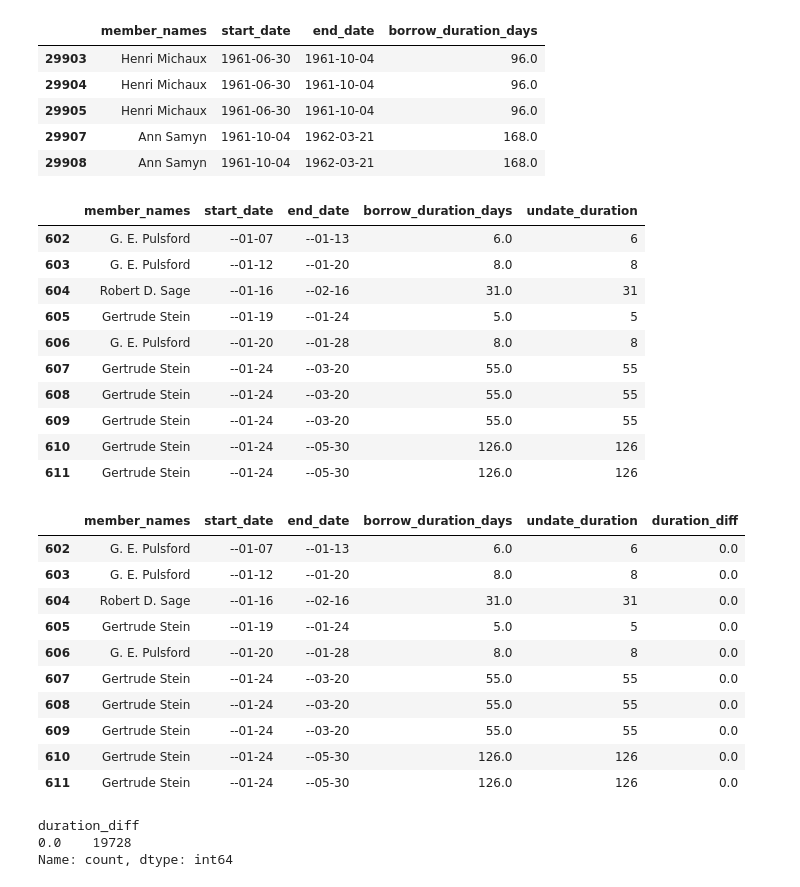
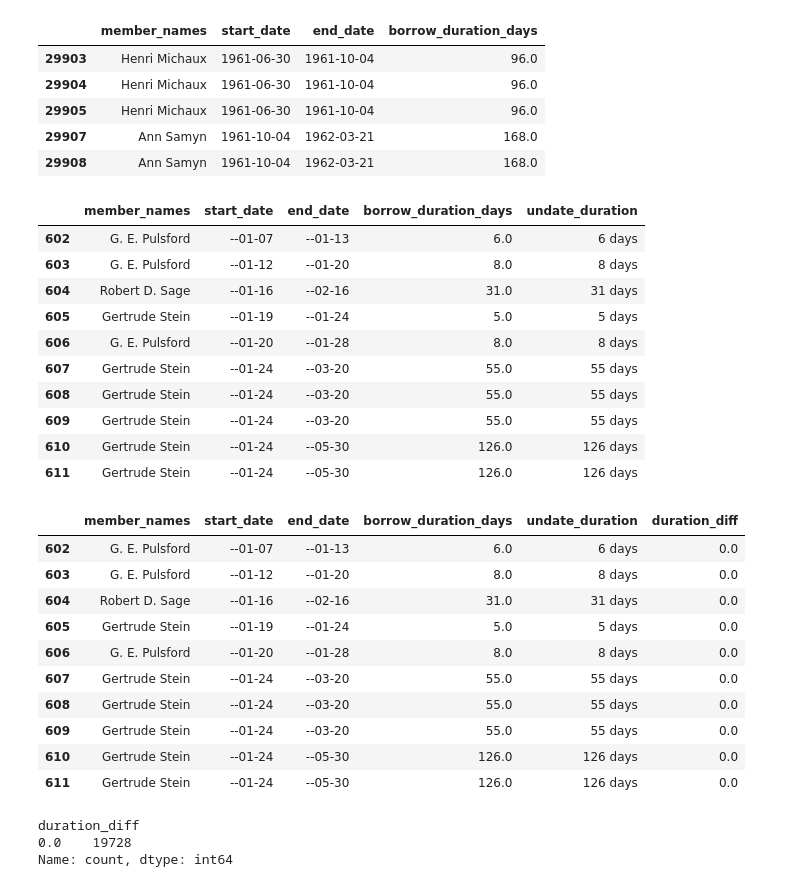
Before and after one commit to dh-tech/undate-python, a Jupyter notebook: examples/notebooks/shxco_partial_date_durations.ipynb, the cells around one changed output. Drawn from its saved outputs; the diff is of its cells as text; code cells hidden in the pictures.

```diff
--- a/examples/notebooks/shxco_partial_date_durations.ipynb
+++ b/examples/notebooks/shxco_partial_date_durations.ipynb
@@ -39,4 +39,5 @@ Define a method to initialize an `UndateInterval` from start and end date string
 # %%
+from undate.date import ONE_DAY
 from undate.undate import UndateInterval
 from undate.dateformat.iso8601 import ISO8601DateFormat
 
@@ -48,9 +49,8 @@ def undate_duration(start_date, end_date):
   interval = UndateInterval(earliest=unstart, latest=unend)
 
   # subtract one here for simplicity of comparison,
-  # to reconcile difference between how duration logic
-
-  return interval.duration().days - 1
+  # to reconcile differences between duration logic
+  return interval.duration() - ONE_DAY
 # %% [markdown]
 ## Compare subscription event durations
 
@@ -294,32 +293,32 @@ borrow_duration["undate_duration"] = borrow_duration.apply(lambda row: undate_du
 borrow_duration.head(10)
 # %% [output]
 |  | member_names | start_date | end_date | borrow_duration_days | undate_duration |
-| 602 | G. E. Pulsford | --01-07 | --01-13 | 6.0 | 6 |
-| 603 | G. E. Pulsford | --01-12 | --01-20 | 8.0 | 8 |
-| 604 | Robert D. Sage | --01-16 | --02-16 | 31.0 | 31 |
-| 605 | Gertrude Stein | --01-19 | --01-24 | 5.0 | 5 |
-| 606 | G. E. Pulsford | --01-20 | --01-28 | 8.0 | 8 |
-| 607 | Gertrude Stein | --01-24 | --03-20 | 55.0 | 55 |
-| 608 | Gertrude Stein | --01-24 | --03-20 | 55.0 | 55 |
-| 609 | Gertrude Stein | --01-24 | --03-20 | 55.0 | 55 |
-| 610 | Gertrude Stein | --01-24 | --05-30 | 126.0 | 126 |
-| 611 | Gertrude Stein | --01-24 | --05-30 | 126.0 | 126 |
+| 602 | G. E. Pulsford | --01-07 | --01-13 | 6.0 | 6 days |
+| 603 | G. E. Pulsford | --01-12 | --01-20 | 8.0 | 8 days |
+| 604 | Robert D. Sage | --01-16 | --02-16 | 31.0 | 31 days |
+| 605 | Gertrude Stein | --01-19 | --01-24 | 5.0 | 5 days |
+| 606 | G. E. Pulsford | --01-20 | --01-28 | 8.0 | 8 days |
+| 607 | Gertrude Stein | --01-24 | --03-20 | 55.0 | 55 days |
+| 608 | Gertrude Stein | --01-24 | --03-20 | 55.0 | 55 days |
+| 609 | Gertrude Stein | --01-24 | --03-20 | 55.0 | 55 days |
+| 610 | Gertrude Stein | --01-24 | --05-30 | 126.0 | 126 days |
+| 611 | Gertrude Stein | --01-24 | --05-30 | 126.0 | 126 days |
 # %%
 # what's the difference between the two?
-borrow_duration['duration_diff'] = borrow_duration.apply(lambda row: row.undate_duration - row.borrow_duration_days, axis=1)
+borrow_duration['duration_diff'] = borrow_duration.apply(lambda row: row.undate_duration.astype("int") - row.borrow_duration_days, axis=1)
 borrow_duration.head(10)
 # %% [output]
 |  | member_names | start_date | end_date | borrow_duration_days | undate_duration | duration_diff |
-| 602 | G. E. Pulsford | --01-07 | --01-13 | 6.0 | 6 | 0.0 |
-| 603 | G. E. Pulsford | --01-12 | --01-20 | 8.0 | 8 | 0.0 |
-| 604 | Robert D. Sage | --01-16 | --02-16 | 31.0 | 31 | 0.0 |
-| 605 | Gertrude Stein | --01-19 | --01-24 | 5.0 | 5 | 0.0 |
-| 606 | G. E. Pulsford | --01-20 | --01-28 | 8.0 | 8 | 0.0 |
-| 607 | Gertrude Stein | --01-24 | --03-20 | 55.0 | 55 | 0.0 |
-| 608 | Gertrude Stein | --01-24 | --03-20 | 55.0 | 55 | 0.0 |
-| 609 | Gertrude Stein | --01-24 | --03-20 | 55.0 | 55 | 0.0 |
-| 610 | Gertrude Stein | --01-24 | --05-30 | 126.0 | 126 | 0.0 |
-| 611 | Gertrude Stein | --01-24 | --05-30 | 126.0 | 126 | 0.0 |
+| 602 | G. E. Pulsford | --01-07 | --01-13 | 6.0 | 6 days | 0.0 |
+| 603 | G. E. Pulsford | --01-12 | --01-20 | 8.0 | 8 days | 0.0 |
+| 604 | Robert D. Sage | --01-16 | --02-16 | 31.0 | 31 days | 0.0 |
+| 605 | Gertrude Stein | --01-19 | --01-24 | 5.0 | 5 days | 0.0 |
+| 606 | G. E. Pulsford | --01-20 | --01-28 | 8.0 | 8 days | 0.0 |
+| 607 | Gertrude Stein | --01-24 | --03-20 | 55.0 | 55 days | 0.0 |
+| 608 | Gertrude Stein | --01-24 | --03-20 | 55.0 | 55 days | 0.0 |
+| 609 | Gertrude Stein | --01-24 | --03-20 | 55.0 | 55 days | 0.0 |
+| 610 | Gertrude Stein | --01-24 | --05-30 | 126.0 | 126 days | 0.0 |
+| 611 | Gertrude Stein | --01-24 | --05-30 | 126.0 | 126 days | 0.0 |
 # %%
 # what do the duration differences look like?
 borrow_duration.duration_diff.value_counts()
```
Also changed, not shown: parts of 15 cells of this notebook, 2 other files.
